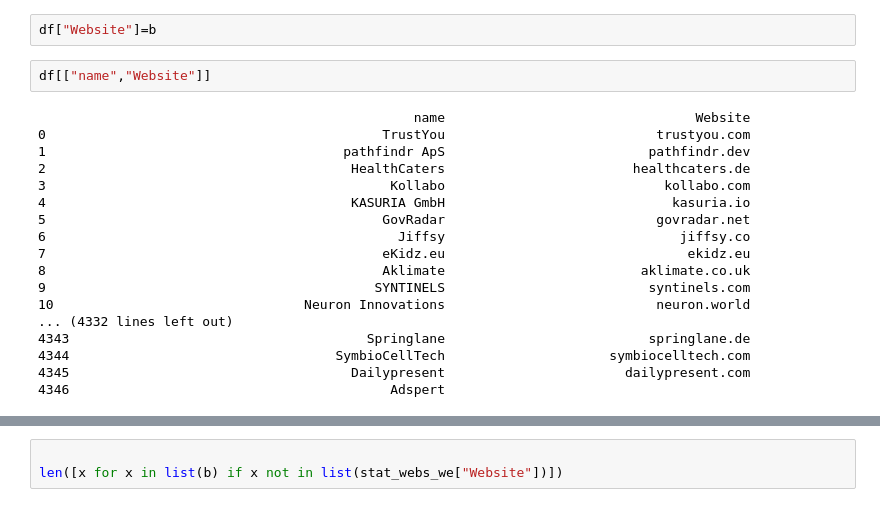
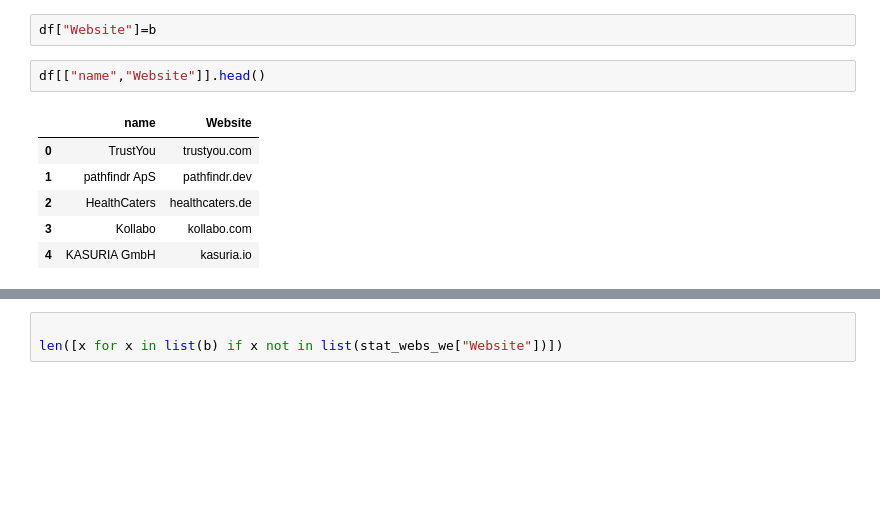
Before and after one commit to FriedrichHermann/Jarvis, a Jupyter notebook: Data_Clean.ipynb, the cells around one changed output, grey strips where cells are left out. Saved outputs shown, nothing was run; the diff lists cells and outputs as text; blank space fills up the shorter version.

```diff
--- a/Data_Clean.ipynb
+++ b/Data_Clean.ipynb
@@ -80,24 +86,13 @@ b
 # %%
 df["Website"]=b
 # %%
-df[["name","Website"]]
+df[["name","Website"]].head()
 # %% [output]
-                                                name                                Website
-0                                           TrustYou                           trustyou.com
-1                                      pathfindr ApS                          pathfindr.dev
-2                                       HealthCaters                        healthcaters.de
-3                                            Kollabo                            kollabo.com
-4                                       KASURIA GmbH                             kasuria.io
-5                                           GovRadar                           govradar.net
-6                                             Jiffsy                              jiffsy.co
-7                                           eKidz.eu                               ekidz.eu
-8                                           Aklimate                         aklimate.co.uk
-9                                          SYNTINELS                          syntinels.com
-10                                Neuron Innovations                           neuron.world
-... (4332 lines left out)
-4343                                      Springlane                          springlane.de
-4344                                  SymbioCellTech                     symbiocelltech.com
-4345                                    Dailypresent                       dailypresent.com
-4346                                         Adspert
+|  | name | Website |
+| 0 | TrustYou | trustyou.com |
+| 1 | pathfindr ApS | pathfindr.dev |
+| 2 | HealthCaters | healthcaters.de |
+| 3 | Kollabo | kollabo.com |
+| 4 | KASURIA GmbH | kasuria.io |
 # %%
 #remove errors from list of dependent variables
```
Also changed, not shown: parts of 10 cells of this notebook, 11 other files.
